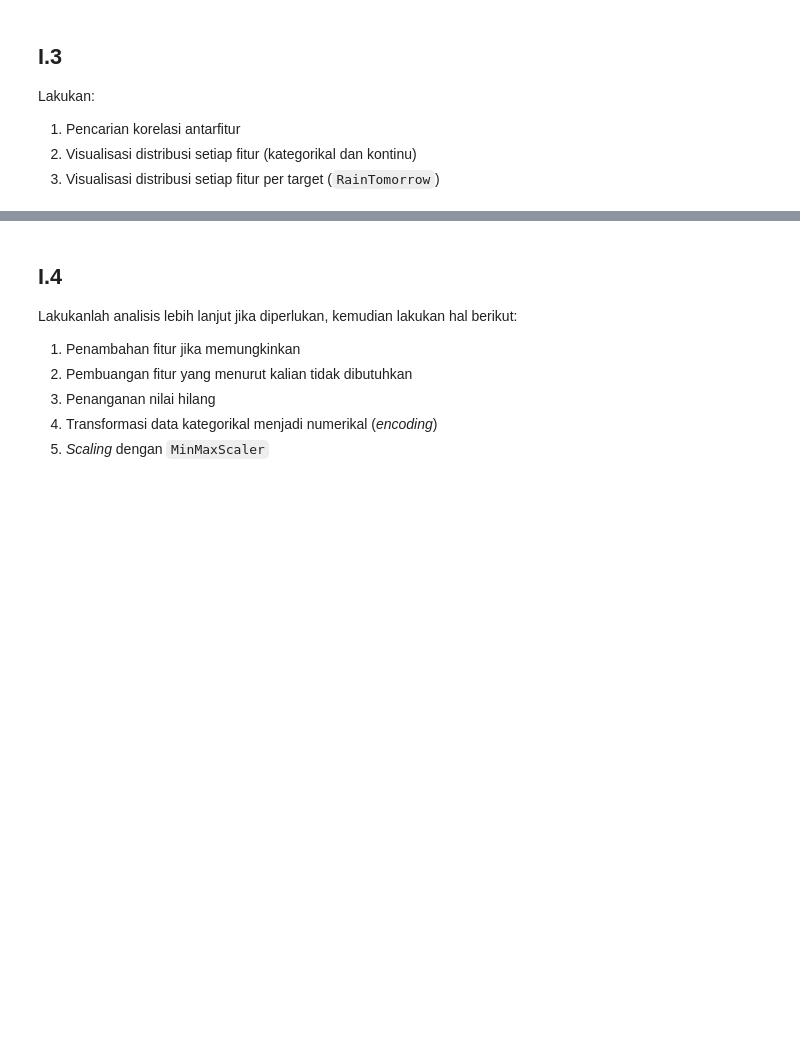
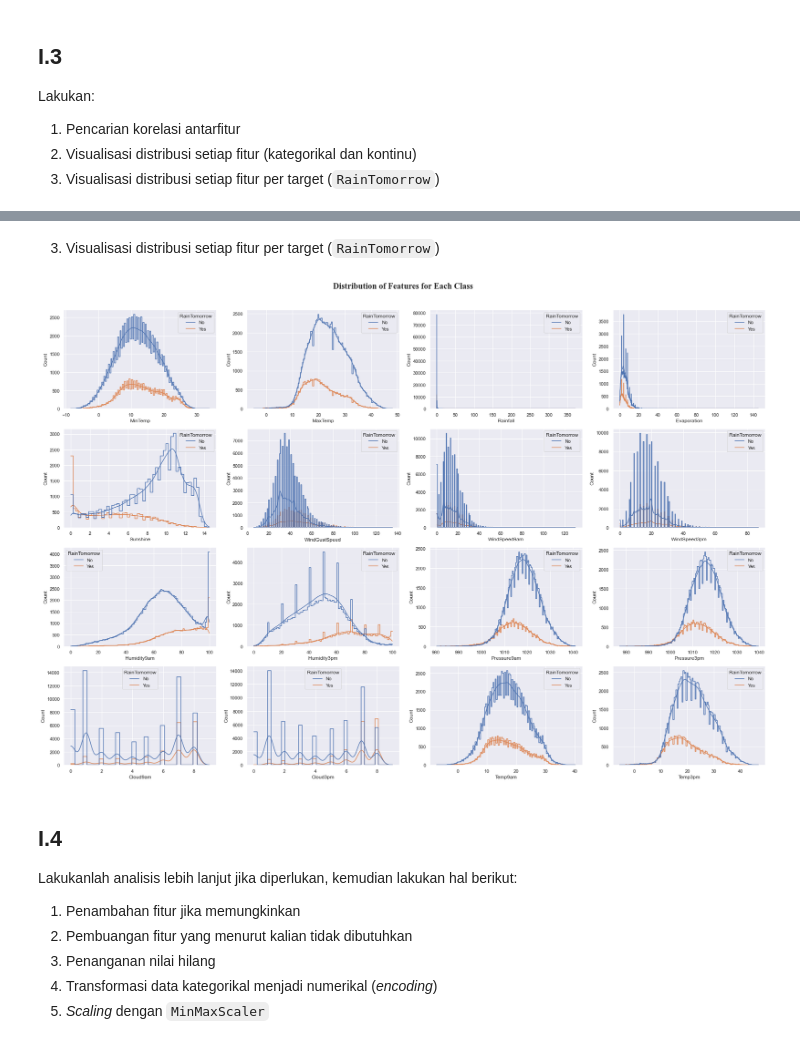
Before and after one commit to ubaidalih/sklearn-exploration, a Jupyter notebook: Tugas_Prapraktikum_IF3270.ipynb, the cells around one changed output, grey strips where cells are left out. Cells and saved outputs as stored; diff of their text form; code cells hidden in the pictures; blank space fills up the shorter version.

```diff
--- a/Tugas_Prapraktikum_IF3270.ipynb
+++ b/Tugas_Prapraktikum_IF3270.ipynb
@@ -222,3 +255,15 @@ Lakukan:
+# %% [markdown]
+3. Visualisasi distribusi setiap fitur per target (`RainTomorrow`)
+# %%
+# visualize feature distribution for each class
+fig, axes = plt.subplots(4, 4, figsize=(30, 20))
+for i, col in enumerate(df.select_dtypes('number').columns):
+    sns.histplot(data=df, x=col, hue='RainTomorrow', ax=axes[i // 4, i % 4], kde=True, fill=False, element='step')
+
+fig.suptitle('Distribution of Features for Each Class', fontsize=20, fontweight='bold', fontname='Times New Roman', y=0.925)
+plt.show()
+# %% [output]
+[figure, added]
 # %% [markdown]
 ## I.4
 Lakukanlah analisis lebih lanjut jika diperlukan, kemudian lakukan hal berikut:
```
Also changed, not shown: parts of 8 cells of this notebook.
